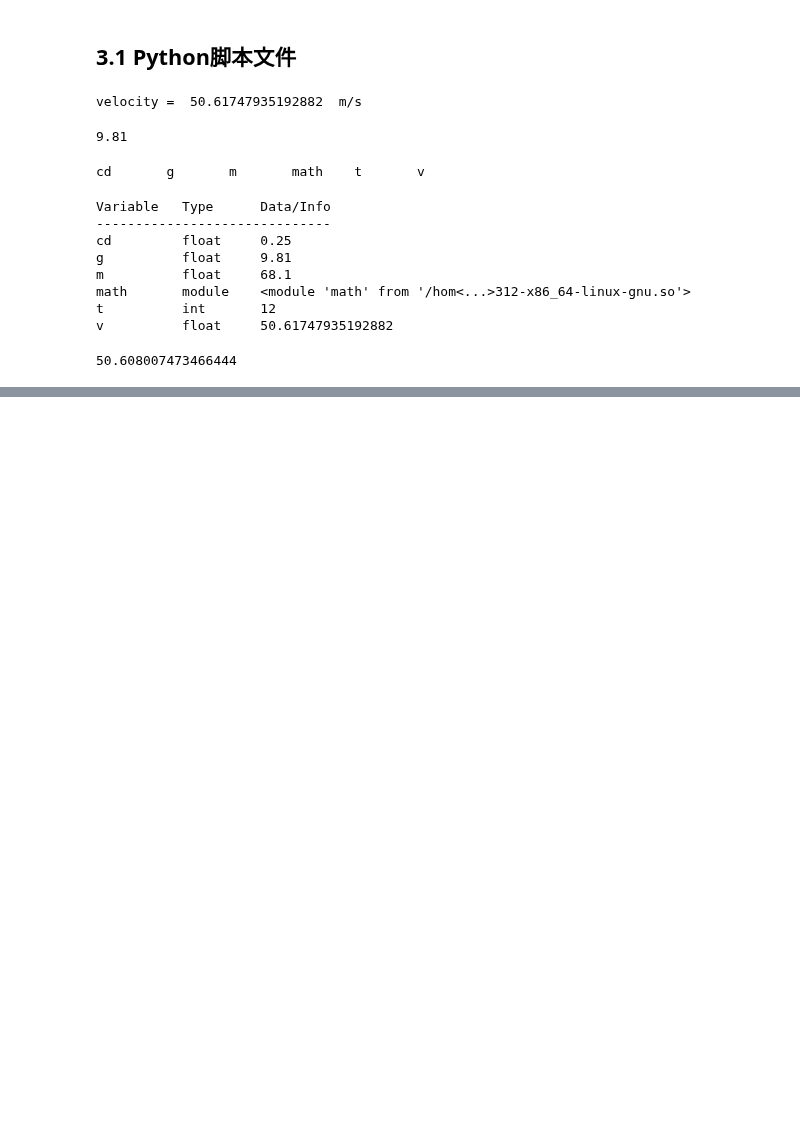
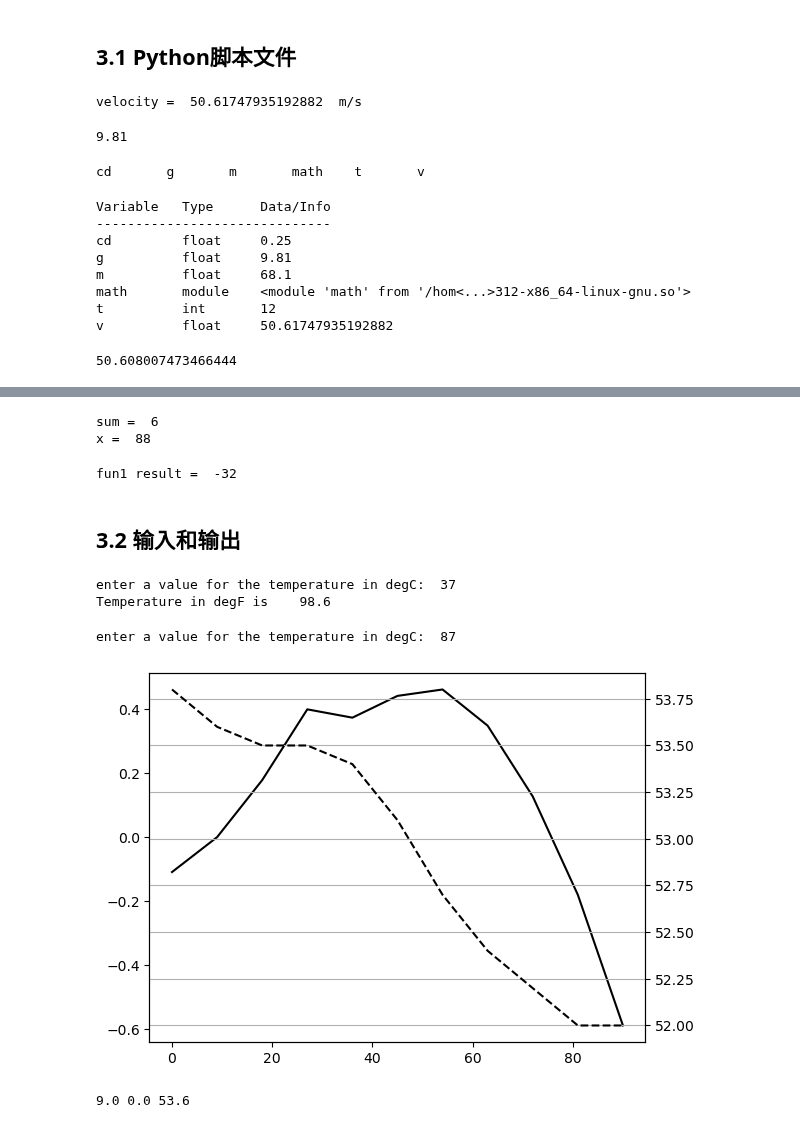
Before and after one commit to hexu1985/python-data-science-examples, a Jupyter notebook: Applied.Numerical.Methods.With.Python/chapter-03/chapter-03.ipynb, the cells around one changed output, grey strips where cells are left out. Cells and saved outputs as stored; diff of their text form; code cells hidden in the pictures; blank space fills up the shorter version.

```diff
--- a/Applied.Numerical.Methods.With.Python/chapter-03/chapter-03.ipynb
+++ b/Applied.Numerical.Methods.With.Python/chapter-03/chapter-03.ipynb
@@ -41,0 +104,54 @@ freefall(12, 68.1, 0.25)
+# %%
+def adder(a,b):
+    global x
+    x = 88
+    s = a+b
+    return s
+c = 1
+d = 5
+print('sum = ', adder(c,d))
+print('x = ', x)
+# %% [output]
+sum =  6
+x =  88
+# %%
+def fun1(x):
+    b = -1
+    def fun2(a, x):
+        b = a*x**5
+        return b
+    return fun2(b, x)
+print('fun1 result = ', fun1(2))
+#print('fun2 result = ', fun2(2, -1))
+# %% [output]
+fun1 result =  -32
+# %% [markdown]
+## 3.2 输入和输出
+# %%
+Ts = input('enter a value for the temperature in degC: ')
+Tin = float(Ts)
+print('Temperature in degF is ', '{0:6.1f}'.format(Tin*1.8+32))
+# %% [output]
+enter a value for the temperature in degC:  37
+Temperature in degF is    98.6
+# %%
+Tin = float(input('enter a value for the temperature in degC: '))
+# %% [output]
+enter a value for the temperature in degC:  87
+# %%
+import numpy as np
+import pylab
+time, x, y = np.loadtxt('testdata.txt', unpack=True)
+pylab.plot(time, x, c='k')
+pylab.twinx()
+pylab.plot(time, y, c='k', ls='--')
+pylab.grid()
+pylab.show()
+# %% [output]
+[figure, added]
+# %%
+import numpy as np
+time,x,y = np.loadtxt('testdata.csv', unpack=True, delimiter=',')
+print(time[1],x[1],y[1])
+# %% [output]
+9.0 0.0 53.6
```
Also changed, not shown: parts of 27 cells of this notebook, 3 other files.
